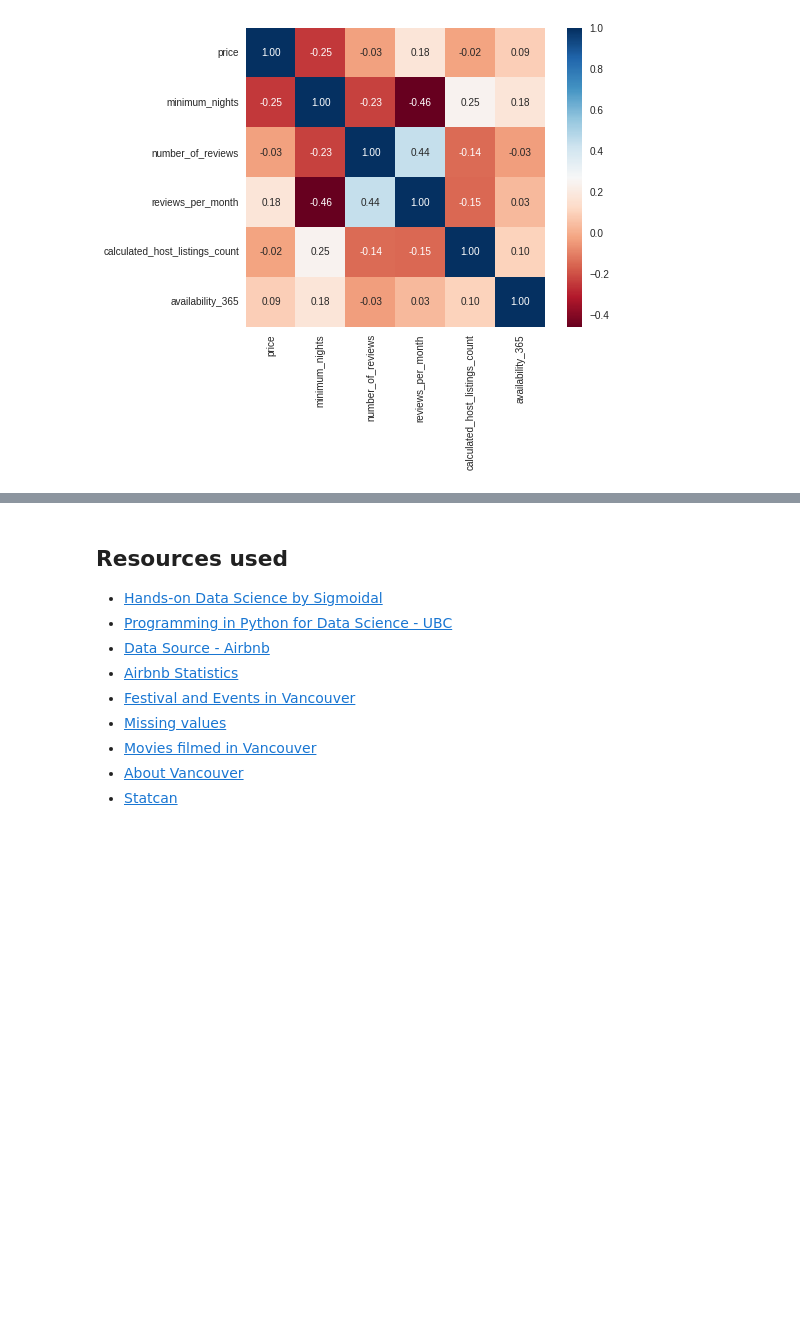
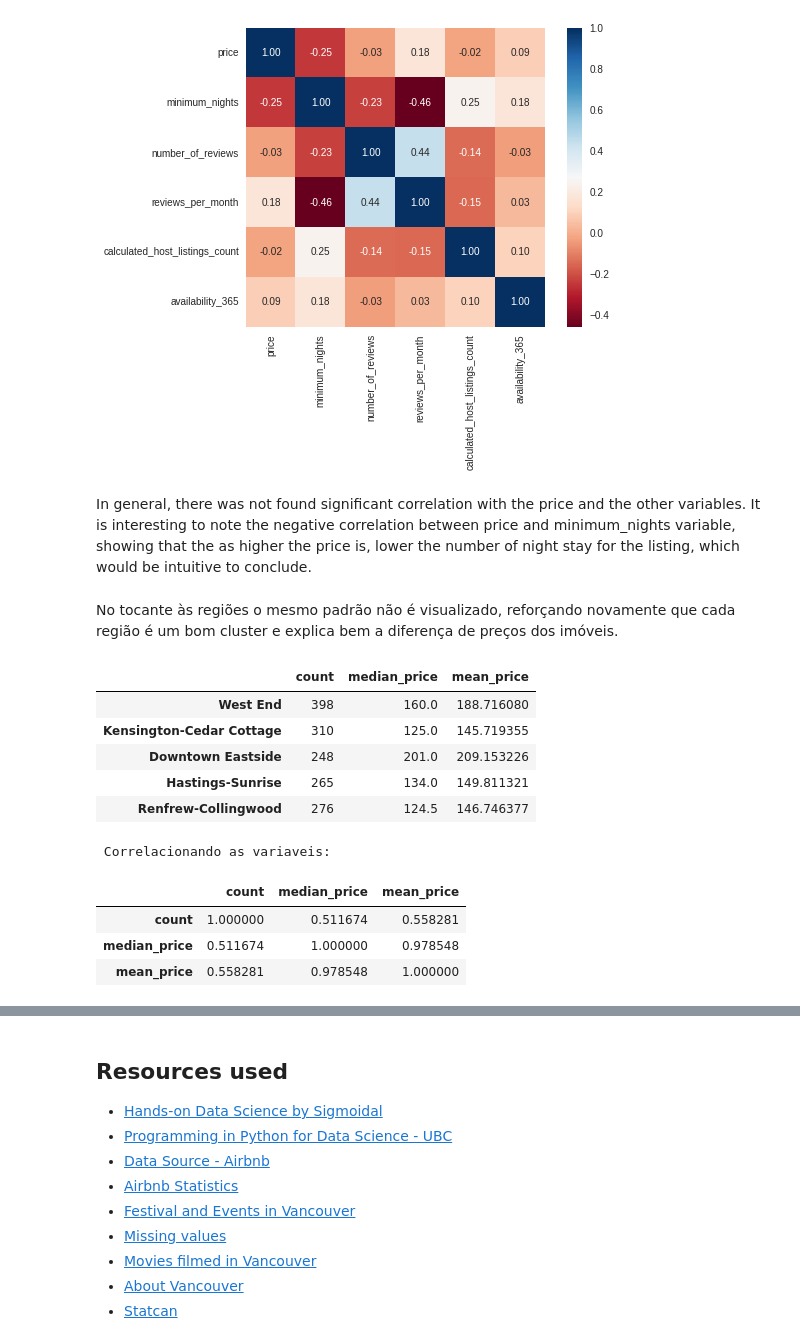
Before and after one commit to Mdrsilva/Data_Science, a Jupyter notebook: Airbnb_Data_Analysis.ipynb, the cells around one changed output, grey strips where cells are left out. Cells and saved outputs as stored; diff of their text form; code cells hidden in the pictures; blank space fills up the shorter version.

```diff
--- a/Airbnb_Data_Analysis.ipynb
+++ b/Airbnb_Data_Analysis.ipynb
@@ -577,6 +576,34 @@ display(corr)
 sns.heatmap(corr, cmap = 'RdBu', fmt='.2f', square = True , linecolor='white', annot= True);
 # %% [output]
 [figure]
+# %% [markdown]
+In general, there was not found significant correlation with the price and the other variables.
+It is interesting to note the negative correlation between price and minimum_nights variable, showing that the as higher the price is, lower the number of night stay for the listing, which would be intuitive to conclude.
+# %% [markdown]
+No tocante às regiões o mesmo padrão não é visualizado, reforçando novamente que cada região é um bom cluster e explica bem a diferença de preços dos imóveis.
+# %%
+# Verifiquemos com relação às regiões
+df_clean_corr = pd.DataFrame(df_clean.neighbourhood.value_counts(sort=False))
+df_clean_corr['a'] = df_clean.groupby('neighbourhood',sort=False)['price'].median()
+df_clean_corr['b'] = df_clean.groupby('neighbourhood',sort=False)['price'].mean()
+df_clean_corr.columns = ['count','median_price','mean_price']
+
+# Mostrando o resultado
+display(df_clean_corr.head())
+print('\n\n\n Correlacionando as variaveis: \n')
+display(df_clean_corr.corr())
+# %% [output]
+|  | count | median_price | mean_price |
+| West End | 398 | 160.0 | 188.716080 |
+| Kensington-Cedar Cottage | 310 | 125.0 | 145.719355 |
+| Downtown Eastside | 248 | 201.0 | 209.153226 |
+| Hastings-Sunrise | 265 | 134.0 | 149.811321 |
+| Renfrew-Collingwood | 276 | 124.5 | 146.746377 |
+ Correlacionando as variaveis:
+|  | count | median_price | mean_price |
+| count | 1.000000 | 0.511674 | 0.558281 |
+| median_price | 0.511674 | 1.000000 | 0.978548 |
+| mean_price | 0.558281 | 0.978548 | 1.000000 |
 # %% [markdown]
 ## Conclusões
 
```
Also changed, not shown: parts of 5 cells of this notebook.
